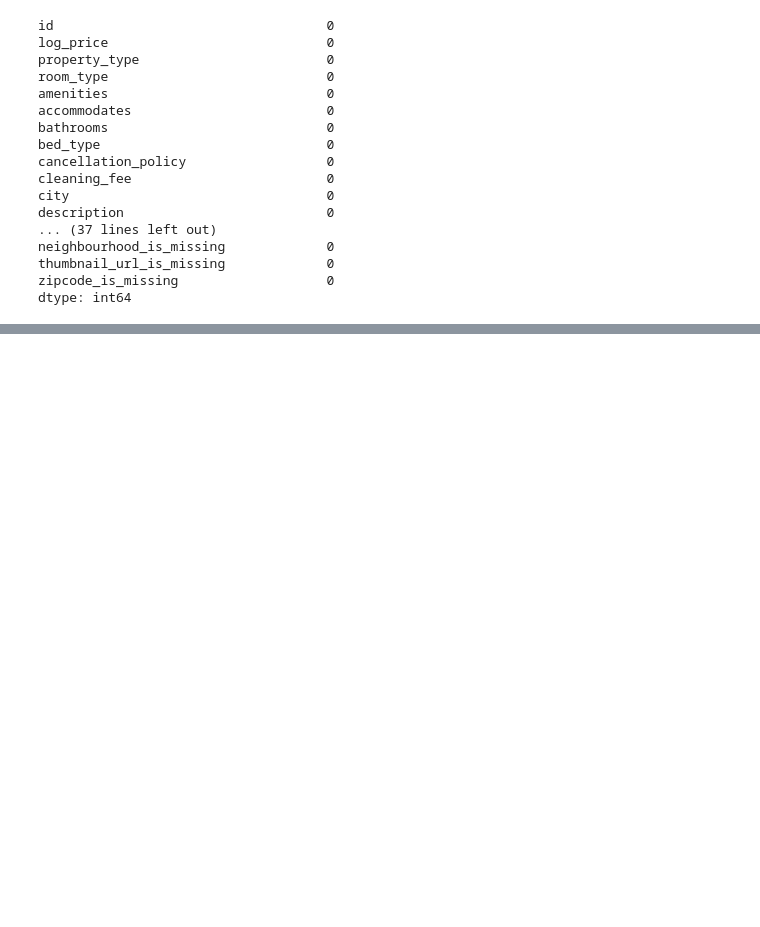
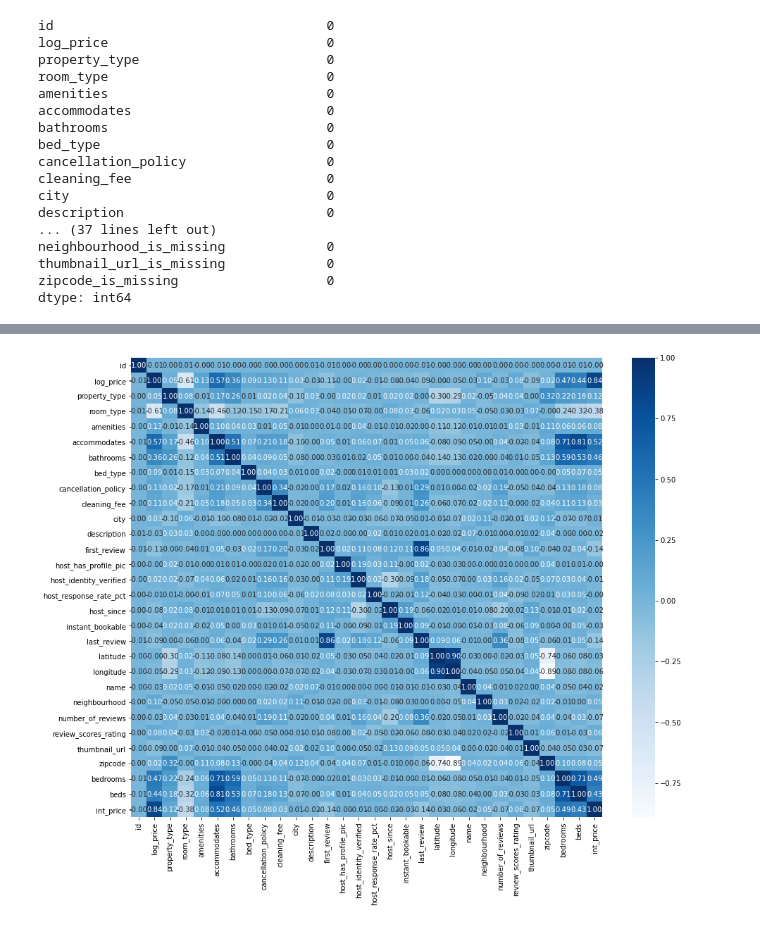
Before and after one commit to daniel8691/AirbnbListing_ML, a Jupyter notebook: Airbnb_prediction_ML.ipynb, the cells around one changed output, grey strips where cells are left out. Saved outputs shown, nothing was run; the diff lists cells and outputs as text; code cells hidden in the pictures; blank space fills up the shorter version.

```diff
--- a/Airbnb_prediction_ML.ipynb
+++ b/Airbnb_prediction_ML.ipynb
@@ -559,12 +582,12 @@ dtype: object
 # %%
 # if dtype is numeric then print the "labels"
-for label, content in bnb_df1.items():
-    if pd.api.types.is_numeric_dtype(bnb_df1[label]):
-        if bnb_df1[label].isnull().sum() > 0:
+for label, content in bnb_df2.items():
+    if pd.api.types.is_numeric_dtype(bnb_df2[label]):
+        if bnb_df2[label].isnull().sum() > 0:
             # add a vinary column that tells us if the data was missing
-            bnb_df1[f"{label}_is_missing"] = pd.isnull(bnb_df1[label])
+            bnb_df2[f"{label}_is_missing"] = pd.isnull(bnb_df2[label])
             # Fill missing numeric values with median
-            bnb_df1[label] = bnb_df1[label].fillna(bnb_df[label].median())
+            bnb_df2[label] = bnb_df2[label].fillna(bnb_df2[label].median())
 
             # print columns with null values (which columns were the changes made on)
             print(label)
@@ -575,8 +598,8 @@ bedrooms
 beds
 # %%
 # check to see if there are still any null numeric values (should output nothing
-for label, content in bnb_df1.items():
-    if pd.api.types.is_numeric_dtype(bnb_df1[label]):
-        if bnb_df1[label].isnull().sum() > 0:
+for label, content in bnb_df2.items():
+    if pd.api.types.is_numeric_dtype(bnb_df2[label]):
+        if bnb_df2[label].isnull().sum() > 0:
             print(label)
 # %%
@@ -645,12 +668,12 @@ pd.Categorical(bnb_df1['property_type']).codes
 array([0, 0, 0, ..., 0, 0, 2], dtype=int8)
 # %%
 # select the cateogircal columns (select if not numeric)
-for label, content, in bnb_df1.items():
-    if not pd.api.types.is_numeric_dtype(bnb_df1[label]):
+for label, content, in bnb_df2.items():
+    if not pd.api.types.is_numeric_dtype(bnb_df2[label]):
         # add a binary column to indicate whether sample has missing value
-        bnb_df1[f"{label}_is_missing"] = pd.isnull(bnb_df[label])
+        bnb_df2[f"{label}_is_missing"] = pd.isnull(bnb_df2[label])
         # turn categories into numbers and add +1
-        bnb_df1[label] = pd.Categorical(content).codes + 1
+        bnb_df2[label] = pd.Categorical(content).codes + 1
         # show cateogircal labels:
         print(label)
 # %% [output]
@@ -713,3 +736,6 @@ neighbourhood_is_missing             0
 thumbnail_url_is_missing             0
 zipcode_is_missing                   0
 dtype: int64
+# %%
+# change column (host_response_rate) to host_response_rate_pct
+bnb_df2.rename(columns={"host_response_rate":"host_response_rate_pct"}, inplace=True)
@@ -715,0 +758,5 @@ dtype: int64
+# %%
+# use predefined function to create heatmap
+sns_corr_heatmap(bnb_df2.iloc[:,:30])
+# %% [output]
+[figure, added]
```
Also changed, not shown: parts of 24 cells of this notebook, 1 other file.
